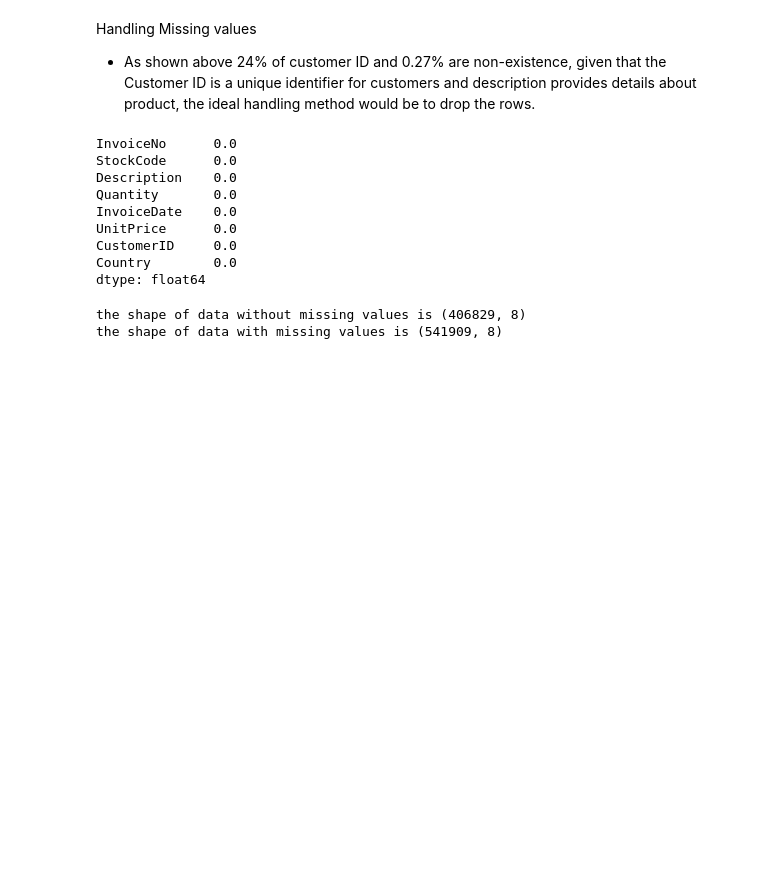
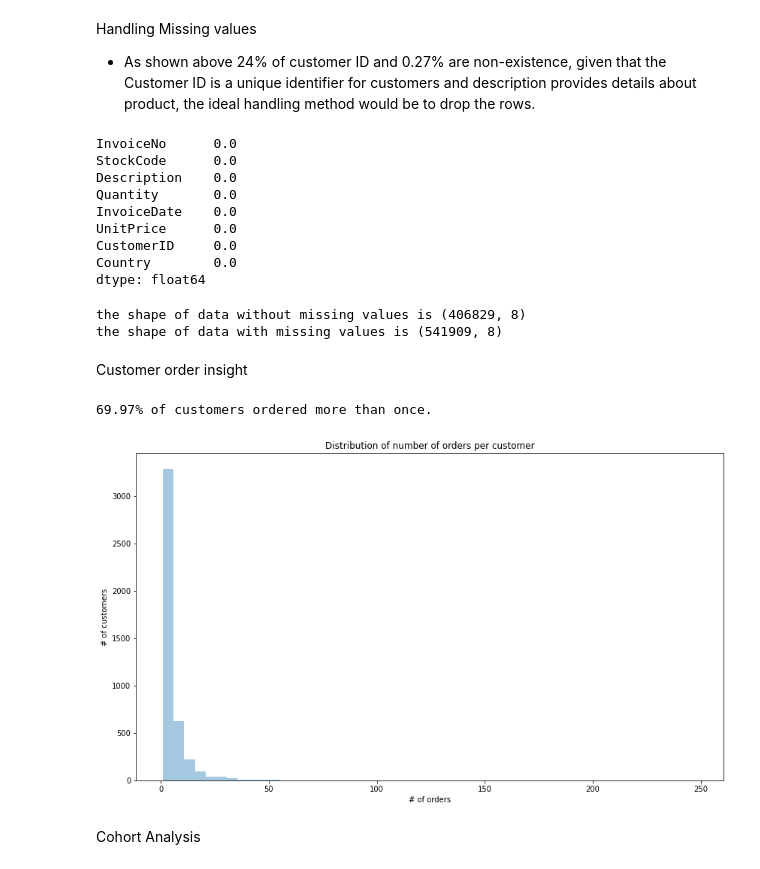
Before and after one commit to olexy/da_ds_ml, a Jupyter notebook: Retail_Capstone.ipynb, the cells around one changed output. Cells and saved outputs as stored; diff of their text form; code cells hidden in the pictures; blank space fills up the shorter version.

Commit message:
order insights and cohort analysis

```diff
--- a/Retail_Capstone.ipynb
+++ b/Retail_Capstone.ipynb
@@ -128,3 +133,22 @@ print("the shape of data with missing values is", df.shape)
 # %% [output]
 the shape of data without missing values is (406829, 8)
 the shape of data with missing values is (541909, 8)
+# %% [markdown]
+Customer order insight
+# %%
+# Customers with multiple orders
+n_of_orders = df_clean.groupby(['CustomerID'])['InvoiceNo'].nunique()
+cust_wit_mult_orders = np.sum(n_of_orders > 1) / df['CustomerID'].nunique()
+print(f'{100 * cust_wit_mult_orders:.2f}% of customers ordered more than once.')
+# %% [output]
+69.97% of customers ordered more than once.
+# %%
+fig, ax = plt.subplots(figsize=(14, 8))
+ax = sns.distplot(n_of_orders, kde=False, hist=True)
+ax.set(title='Distribution of number of orders per customer',
+       xlabel='# of orders',
+       ylabel='# of customers');
+# %% [output]
+[figure, added]
+# %% [markdown]
+Cohort Analysis
```
Also changed, not shown: parts of 15 cells of this notebook.
